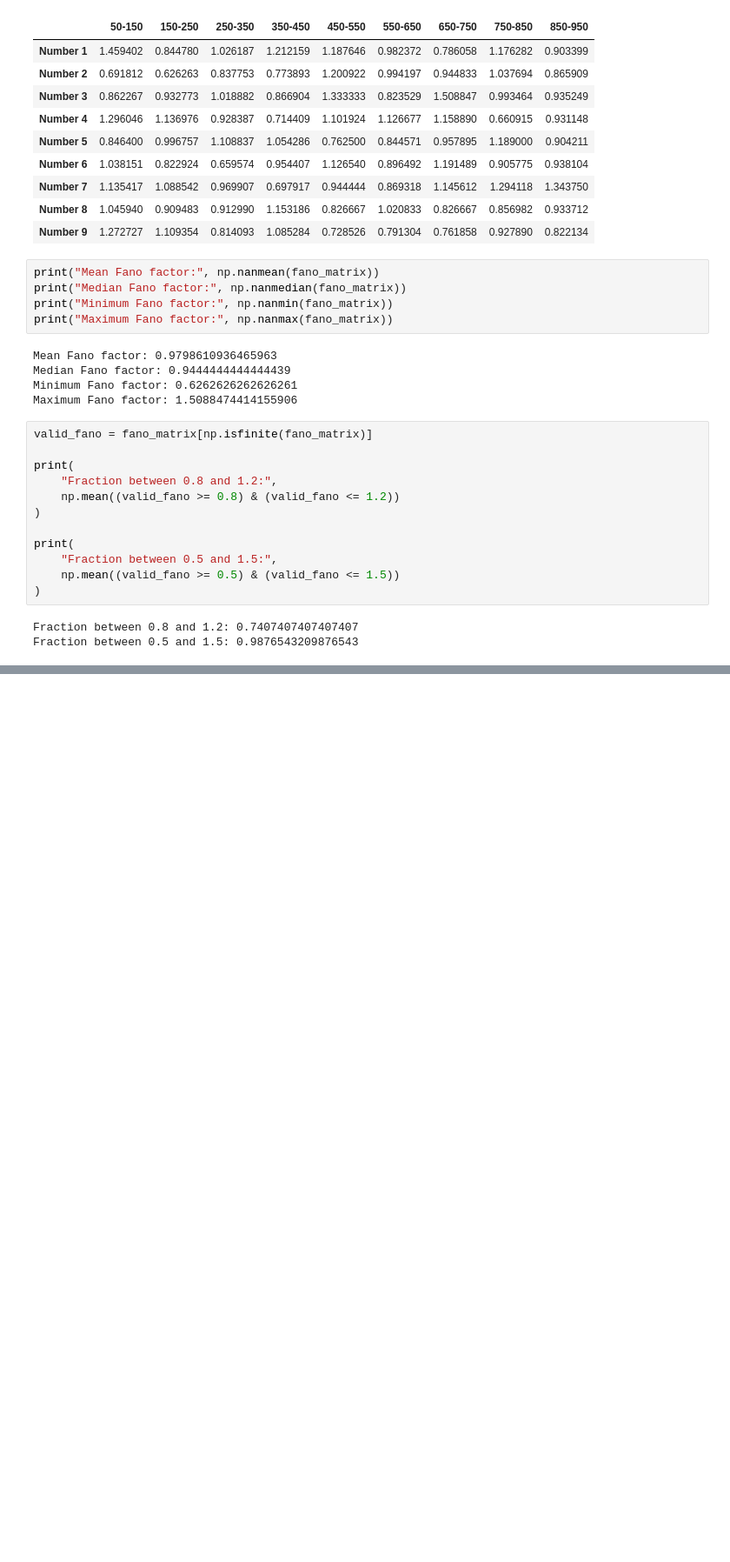
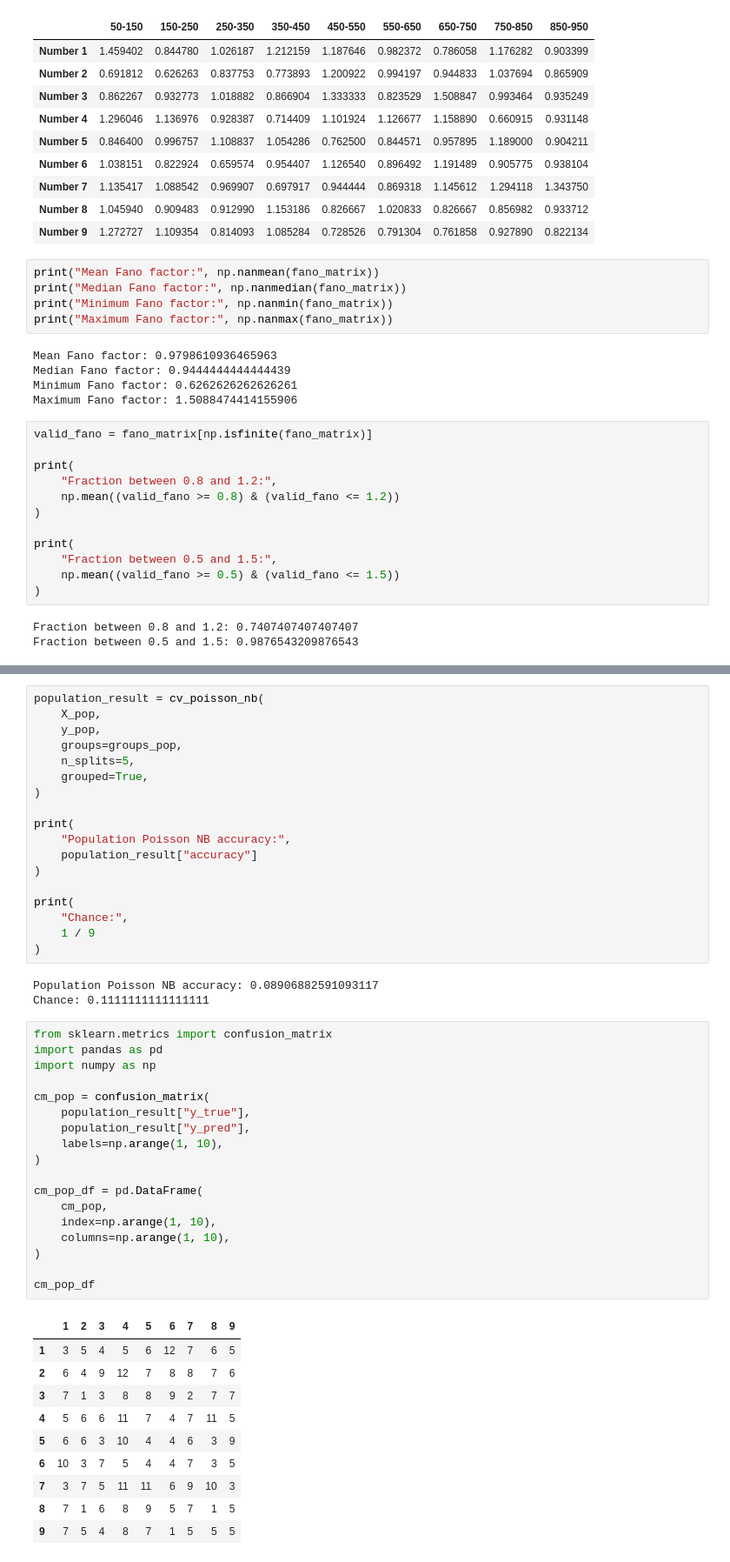
Before and after one commit to Shafiq-Abdu/number-simplex-reproduction, a Jupyter notebook: notebooks1/poissonnaivebayes.ipynb, the cells around one changed output, grey strips where cells are left out. Shown at 87% size. Cells and saved outputs as stored; diff of their text form; blank space fills up the shorter version.

```diff
--- a/notebooks1/poissonnaivebayes.ipynb
+++ b/notebooks1/poissonnaivebayes.ipynb
@@ -416,0 +720,50 @@ Fraction between 0.5 and 1.5: 0.9876543209876543
+# %%
+population_result = cv_poisson_nb(
+    X_pop,
+    y_pop,
+    groups=groups_pop,
+    n_splits=5,
+    grouped=True,
+)
+
+print(
+    "Population Poisson NB accuracy:",
+    population_result["accuracy"]
+)
+
+print(
+    "Chance:",
+    1 / 9
+)
+# %% [output]
+Population Poisson NB accuracy: 0.08906882591093117
+Chance: 0.1111111111111111
+# %%
+from sklearn.metrics import confusion_matrix
+import pandas as pd
+import numpy as np
+
+cm_pop = confusion_matrix(
+    population_result["y_true"],
+    population_result["y_pred"],
+    labels=np.arange(1, 10),
+)
+
+cm_pop_df = pd.DataFrame(
+    cm_pop,
+    index=np.arange(1, 10),
+    columns=np.arange(1, 10),
+)
+
+cm_pop_df
+# %% [output]
+|  | 1 | 2 | 3 | 4 | 5 | 6 | 7 | 8 | 9 |
+| 1 | 3 | 5 | 4 | 5 | 6 | 12 | 7 | 6 | 5 |
+| 2 | 6 | 4 | 9 | 12 | 7 | 8 | 8 | 7 | 6 |
+| 3 | 7 | 1 | 3 | 8 | 8 | 9 | 2 | 7 | 7 |
+| 4 | 5 | 6 | 6 | 11 | 7 | 4 | 7 | 11 | 5 |
+| 5 | 6 | 6 | 3 | 10 | 4 | 4 | 6 | 3 | 9 |
+| 6 | 10 | 3 | 7 | 5 | 4 | 4 | 7 | 3 | 5 |
+| 7 | 3 | 7 | 5 | 11 | 11 | 6 | 9 | 10 | 3 |
+| 8 | 7 | 1 | 6 | 8 | 9 | 5 | 7 | 1 | 5 |
+| 9 | 7 | 5 | 4 | 8 | 7 | 1 | 5 | 5 | 5 |
```
Also changed, not shown: parts of 40 cells of this notebook, 3 other files.
